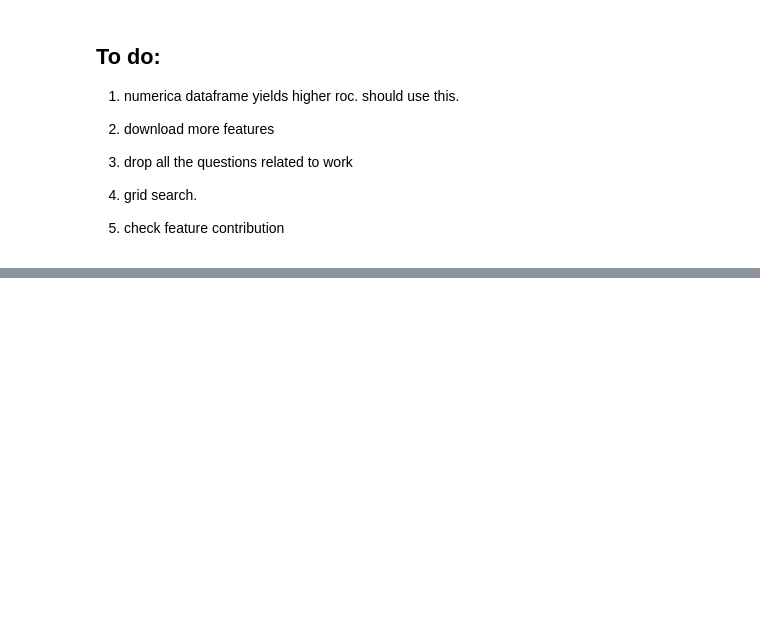
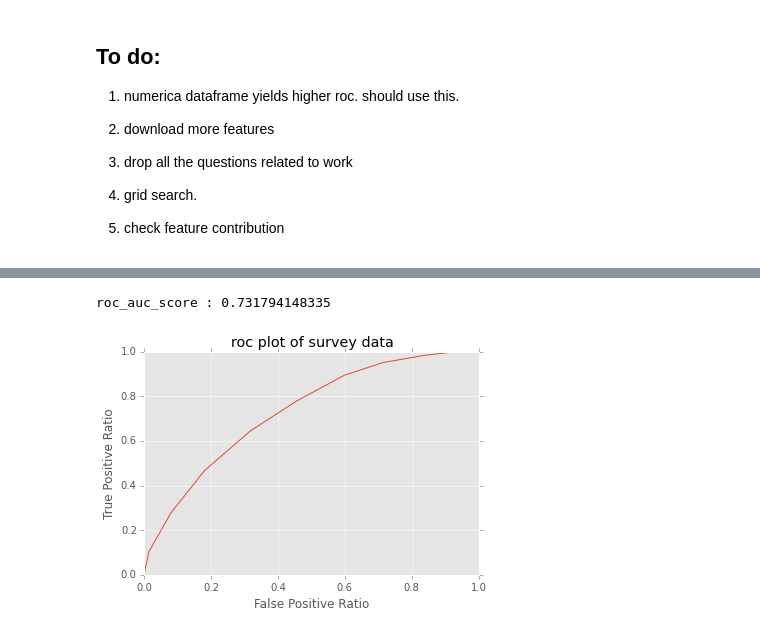
Before and after one commit to banjopickin/women_workforce, a Jupyter notebook: model_survey.ipynb, the cells around one changed output, grey strips where cells are left out. Drawn from its saved outputs; the diff is of its cells as text; code cells hidden in the pictures; blank space fills up the shorter version.

```diff
--- a/model_survey.ipynb
+++ b/model_survey.ipynb
@@ -169,0 +192,5 @@ df.boxplot('agekdbrn', by ="employed")
+# %%
+plot_roc(rf,X_test,y_test)
+# %% [output]
+roc_auc_score : 0.731794148335
+[figure, added]
```
Also changed, not shown: parts of 27 cells of this notebook, 10 other files.
